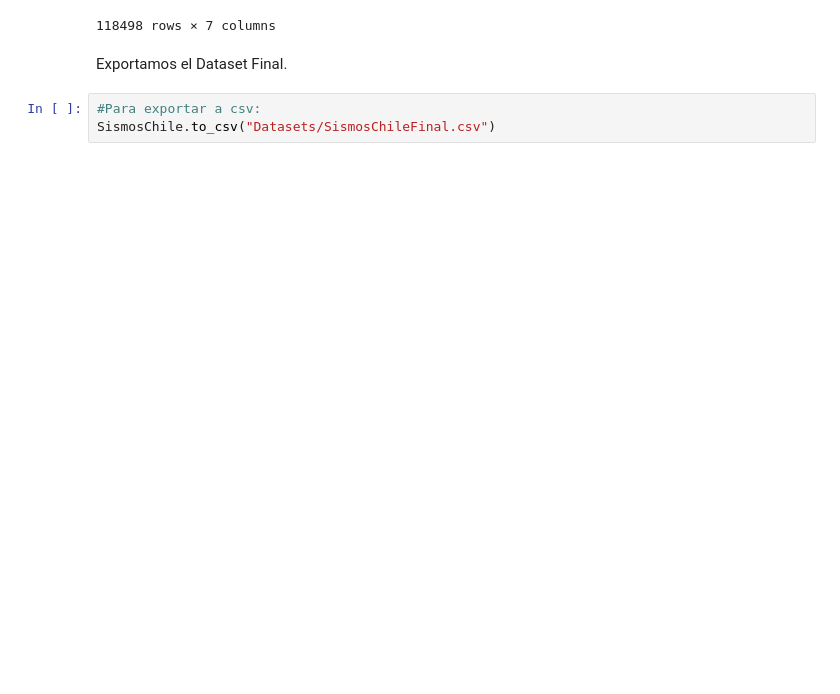
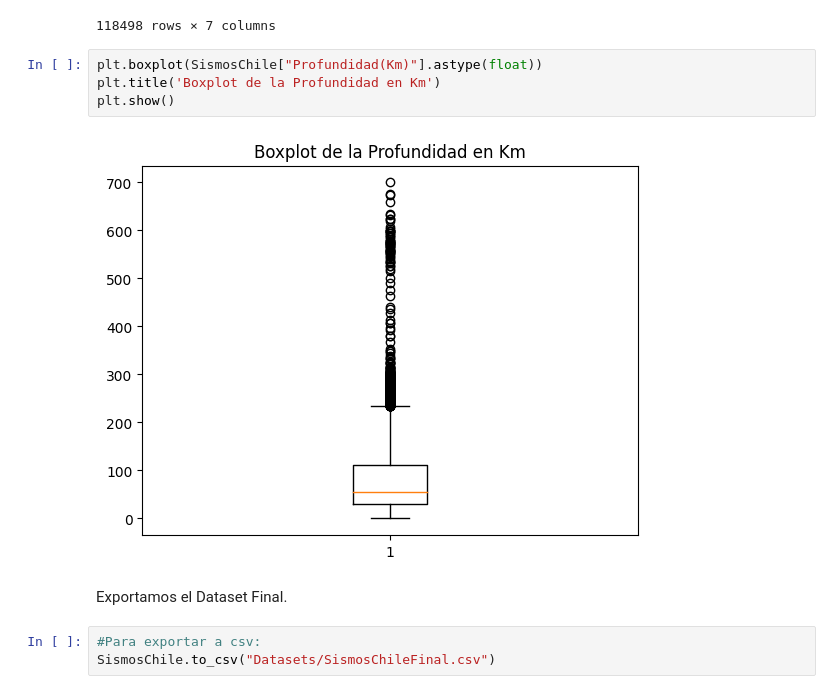
Before and after one commit to Macagonzalezamico/ProyectoSismo, a Jupyter notebook: code/eda/EDA Chile.ipynb, the cells around one changed output. Cells and saved outputs as stored; diff of their text form; blank space fills up the shorter version.

Commit message:
Chile

```diff
--- a/code/eda/EDA Chile.ipynb
+++ b/code/eda/EDA Chile.ipynb
@@ -114,6 +169,12 @@ SismosChile
 | 118496 | 2023-06-26 20:23:01 | 2023-06-27 00:23:01 | -23.693 | -70.476 | 66 | 2.9 Ml | 9 km al SO de Antofagasta |
 | 118497 | 2023-06-26 20:04:44 | 2023-06-27 00:04:44 | -29.250 | -71.329 | 58 | 2.6 Ml | 32 km al NO de La Higuera |
 118498 rows × 7 columns
+# %%
+plt.boxplot(SismosChile["Profundidad(Km)"].astype(float))
+plt.title('Boxplot de la Profundidad en Km')
+plt.show()
+# %% [output]
+[figure, added]
 # %% [markdown]
 Exportamos el Dataset Final.
 # %%
```
Also changed, not shown: parts of 6 cells of this notebook.
